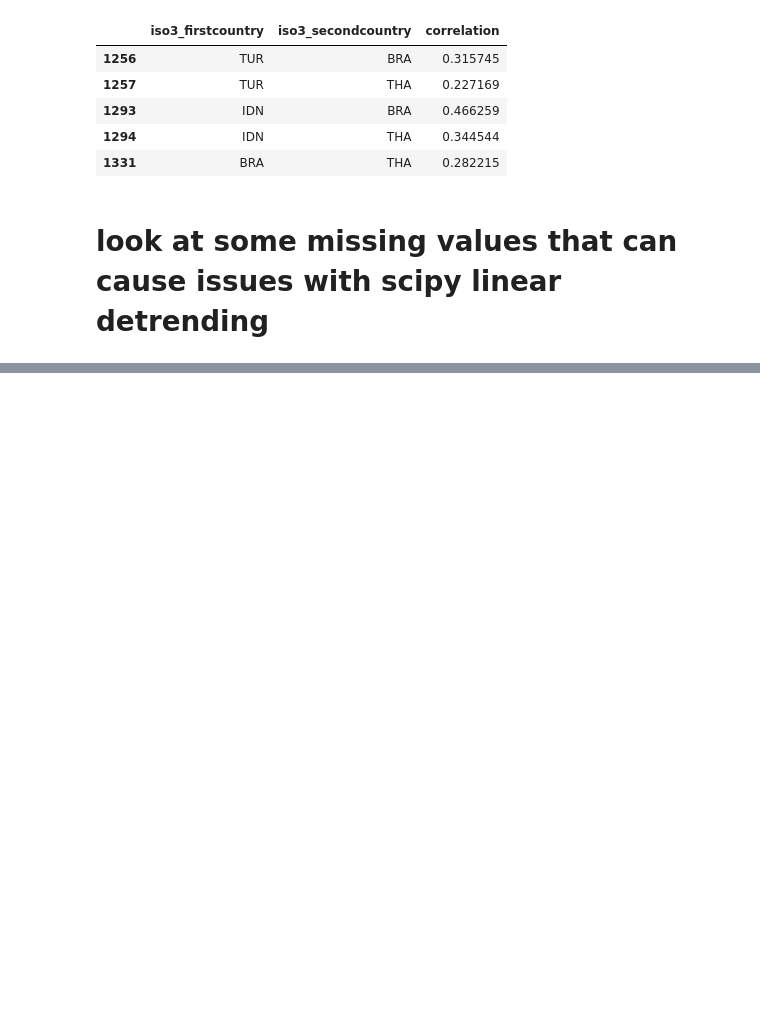
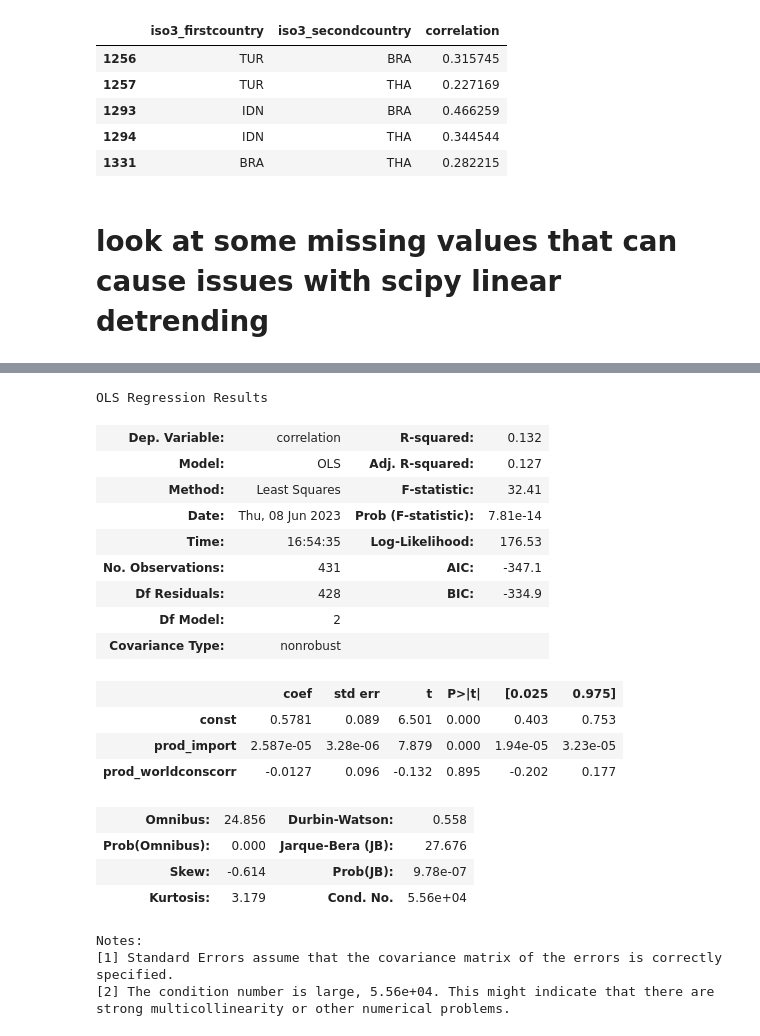
Before and after one commit to emilyfu1/correlationmodule, a Jupyter notebook: main.ipynb, the cells around one changed output, grey strips where cells are left out. Saved outputs shown, nothing was run; the diff lists cells and outputs as text; code cells hidden in the pictures; blank space fills up the shorter version.

```diff
--- a/main.ipynb
+++ b/main.ipynb
@@ -388,0 +514,25 @@ lookatnansoecd_u[lookatnansoecd_u.isna().any(1)]
+# %%
+reg.Regressions(correlations_covariates_alt, dependent_var=['correlation'], independent_vars=['prod_import', 'prod_worldconscorr']).run_regression(method='OLS').summary()
+# %% [output]
+OLS Regression Results
+| Dep. Variable: | correlation | R-squared: | 0.132 |
+| Model: | OLS | Adj. R-squared: | 0.127 |
+| Method: | Least Squares | F-statistic: | 32.41 |
+| Date: | Thu, 08 Jun 2023 | Prob (F-statistic): | 7.81e-14 |
+| Time: | 16:54:35 | Log-Likelihood: | 176.53 |
+| No. Observations: | 431 | AIC: | -347.1 |
+| Df Residuals: | 428 | BIC: | -334.9 |
+| Df Model: | 2 |  |  |
+| Covariance Type: | nonrobust |  |  |
+|  | coef | std err | t | P>|t| | [0.025 | 0.975] |
+| const | 0.5781 | 0.089 | 6.501 | 0.000 | 0.403 | 0.753 |
+| prod_import | 2.587e-05 | 3.28e-06 | 7.879 | 0.000 | 1.94e-05 | 3.23e-05 |
+| prod_worldconscorr | -0.0127 | 0.096 | -0.132 | 0.895 | -0.202 | 0.177 |
+| Omnibus: | 24.856 | Durbin-Watson: | 0.558 |
+| Prob(Omnibus): | 0.000 | Jarque-Bera (JB): | 27.676 |
+| Skew: | -0.614 | Prob(JB): | 9.78e-07 |
+| Kurtosis: | 3.179 | Cond. No. | 5.56e+04 |
+Notes:
+[1] Standard Errors assume that the covariance matrix of the errors is correctly specified.
+[2] The condition number is large, 5.56e+04. This might indicate that there are
+strong multicollinearity or other numerical problems.
```
Also changed, not shown: parts of 11 cells of this notebook, 1 other file.
